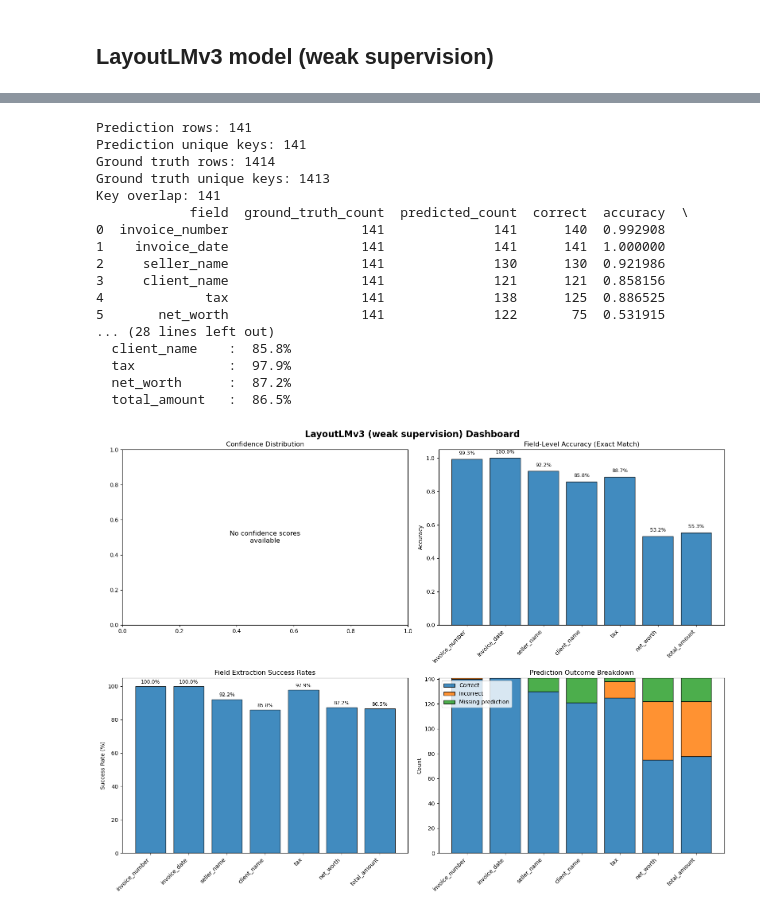
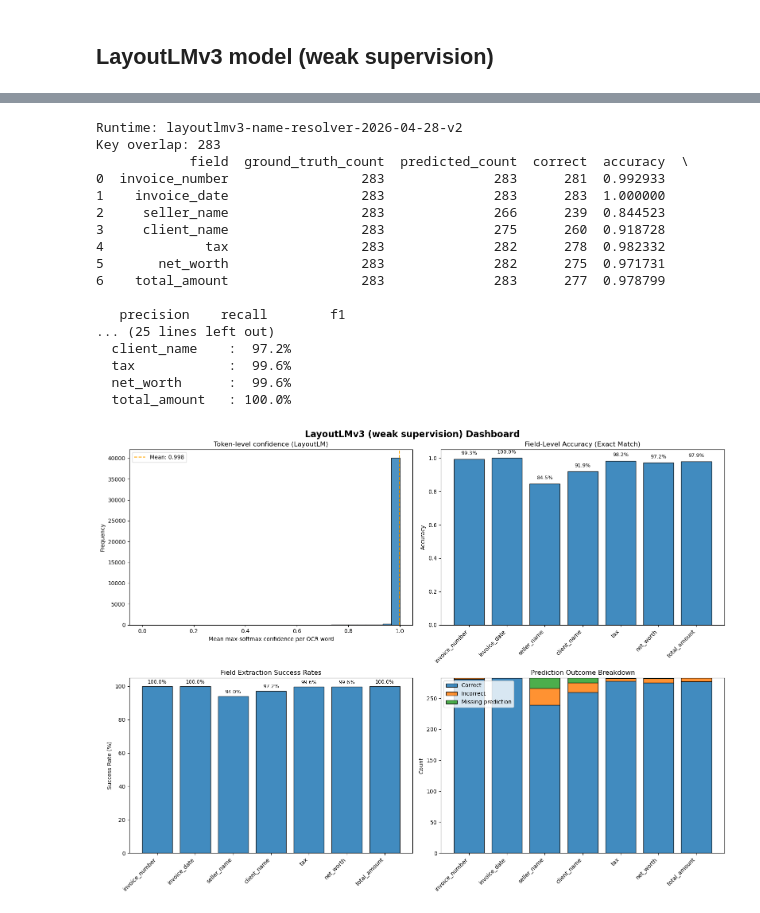
Before and after one commit to hungtran10/dsan6500-finalproject, a Jupyter notebook: models.ipynb, the cells around one changed output, grey strips where cells are left out. Drawn from its saved outputs; the diff is of its cells as text; code cells hidden in the pictures.

```diff
--- a/models.ipynb
+++ b/models.ipynb
@@ -223,5 +282,5 @@ Processed images saved to: ../finalproject_data/processed_images
 # %%
 # Merge DFs to get processed image file paths
+combined_results = pd.read_csv("../finalproject_data/combined_results.csv")
 gt_merged_df = pd.merge(ground_truth_df, combined_results, left_on="File Name", right_on="original_file")
-print(gt_merged_df.columns)
 gt_merged_df.drop(columns=["File Name", "due_date"], inplace=True)
@@ -409,17 +531,6 @@ if "gt_merged_df" not in globals():
     gt_merged_df = pd.merge(ground_truth_df, combined_results, left_on="File Name", right_on="original_file")
     gt_merged_df = gt_merged_df.drop(columns=["File Name", "due_date"], errors="ignore")
 
+train_df, test_df = train_test_split(gt_merged_df, test_size=0.2, random_state=42)
+
 layoutlm_data_dir = "../finalproject_data/layoutlmv3_data"
-builder = LayoutLMv3InvoiceDatasetBuilder(output_dir=layoutlm_data_dir)
-
-examples = builder.build_examples(
-    gt_merged_df,
-    image_col="processed_path",
-    key_col="processed_file",
-    fields=["invoice_number", "invoice_date", "seller_name", "client_name", "tax", "net_worth", "total_amount"],
-    max_examples=500,
-)
-
-jsonl_path = builder.save_jsonl(examples)
-print(f"Built {len(examples)} weak-labeled examples")
-print(f"Saved: {jsonl_path}")
@@ -473,42 +676,61 @@ Notes:
 Saved LayoutLMv3 model to: ../finalproject_data/layoutlmv3_finetuned_model
 # %%
-# Inference + evaluation (matches Pytesseract evaluator)
+# Inference + evaluation
+import importlib
+import scripts.layoutlmv3_model as _layoutlm_mod
+
+importlib.reload(_layoutlm_mod)
+from scripts.layoutlmv3_model import LayoutLMv3InvoiceTokenClassifier
+
+layoutlm_output_dir = "../finalproject_data/layoutlmv3_finetuned_model"
+layoutlm_detector = LayoutLMv3InvoiceTokenClassifier()
 layoutlm_detector.reload_model(layoutlm_output_dir)
+layoutlm_detector.enable_seller_anchor_fallback = True
+print("Runtime:", layoutlm_detector.runtime_version)  # should show ...-final
 
-layoutlm_pred_df = layoutlm_detector.run_inference(gt_merged_df, sample_frac=0.1)
+layoutlm_pred_df = layoutlm_detector.run_inference(test_df, image_col="processed_path",
+    key_col="processed_file", sample_frac=None, debug_mode=True)
 
 layoutlm_metrics_df, layoutlm_overall = layoutlm_detector.evaluate_against_ground_truth(
-    ground_truth_df=gt_merged_df,
+    ground_truth_df=test_df,
     pred_df=layoutlm_pred_df,
     fields=["invoice_number", "invoice_date", "seller_name", "client_name", "tax", "net_worth", "total_amount"],
     merge_key="processed_file",
 )
 
 print(layoutlm_metrics_df)
 print("\nOverall:", layoutlm_overall)
 
 _ = create_analysis_dashboard(
     layoutlm_detector.full_results,
     metrics_df=layoutlm_metrics_df,
     fields=["invoice_number", "invoice_date", "seller_name", "client_name", "tax", "net_worth", "total_amount"],
     title="LayoutLMv3 (weak supervision) Dashboard",
+    panel_model="layoutlm",
 )
+
+visualize_sample_results(
+    layoutlm_detector.full_results,
+    visualize_text_fn=layoutlm_detector.visualize_text_extraction,
+    n_samples=2,
+    title="LayoutLM sample token-label overlays",
+)
 # %% [output]
-Prediction rows: 141
-Prediction unique keys: 141
-Ground truth rows: 1414
-Ground truth unique keys: 1413
-Key overlap: 141
+Runtime: layoutlmv3-name-resolver-2026-04-28-v2
+Key overlap: 283
             field  ground_truth_count  predicted_count  correct  accuracy  \
-0  invoice_number                 141              141      140  0.992908
-1    invoice_date                 141              141      141  1.000000
-2     seller_name                 141              130      130  0.921986
-3     client_name                 141              121      121  0.858156
-4             tax                 141              138      125  0.886525
-5       net_worth                 141              122       75  0.531915
-... (28 lines left out)
-  client_name    :  85.8%
-  tax            :  97.9%
-  net_worth      :  87.2%
-  total_amount   :  86.5%
+0  invoice_number                 283              283      281  0.992933
+1    invoice_date                 283              283      283  1.000000
+2     seller_name                 283              266      239  0.844523
+3     client_name                 283              275      260  0.918728
+4             tax                 283              282      278  0.982332
+5       net_worth                 283              282      275  0.971731
+6    total_amount                 283              283      277  0.978799
+
+   precision    recall        f1
+... (25 lines left out)
+  client_name    :  97.2%
+  tax            :  99.6%
+  net_worth      :  99.6%
+  total_amount   : 100.0%
-[figure, old version]
+[figure, new version]
```
Also changed, not shown: parts of 28 cells of this notebook, 6 other files.
